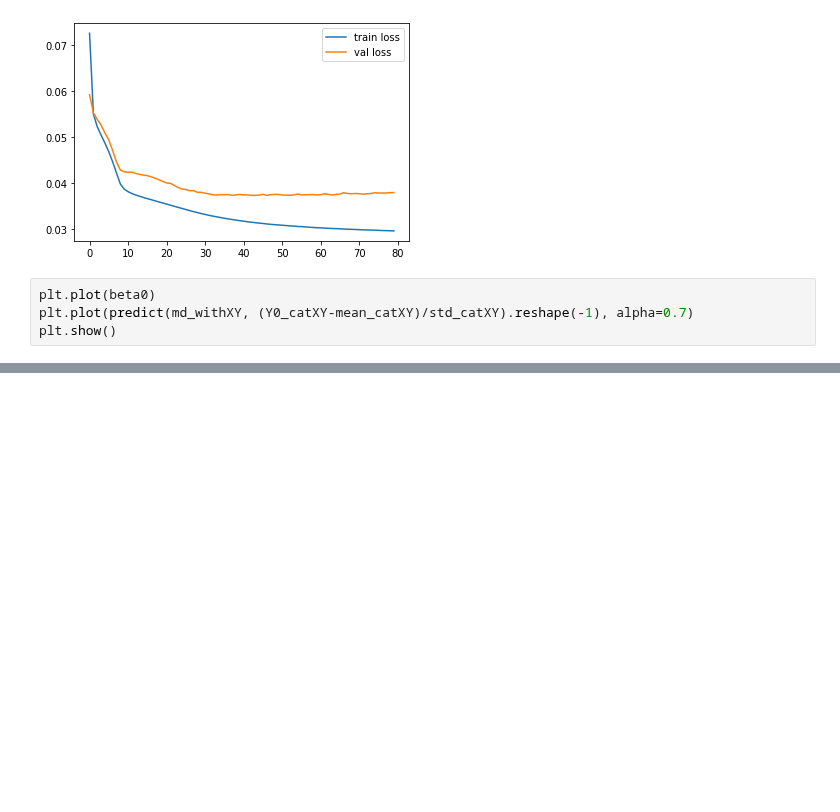
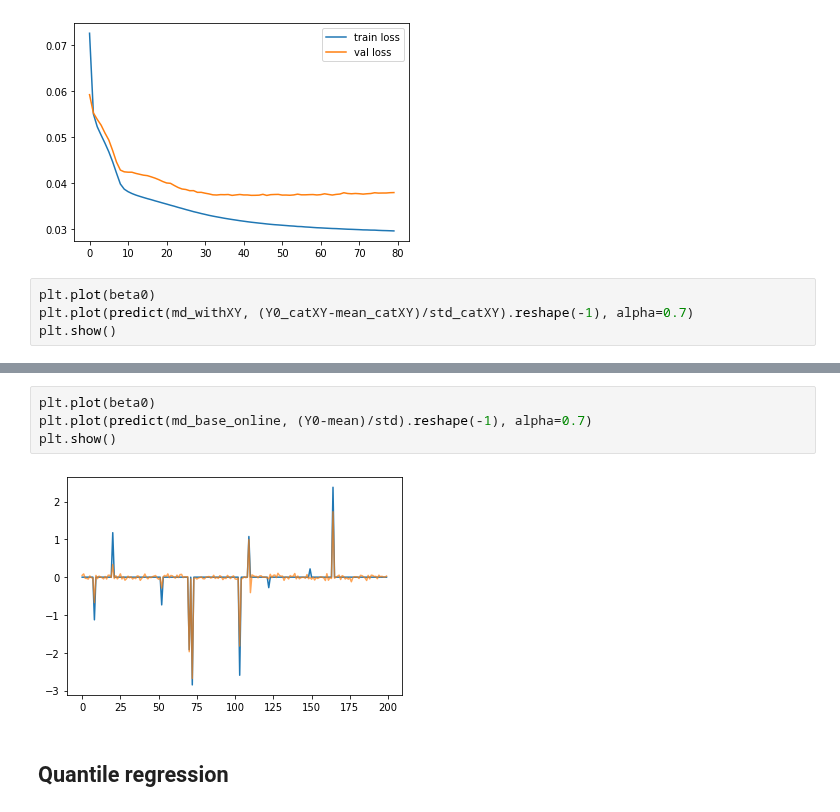
Before and after one commit to glory-99/simulation-based-inference, a Jupyter notebook: high_dimensional.ipynb, the cells around one changed output, grey strips where cells are left out. Saved outputs shown, nothing was run; the diff lists cells and outputs as text; blank space fills up the shorter version.

```diff
--- a/high_dimensional.ipynb
+++ b/high_dimensional.ipynb
@@ -339,0 +366,8 @@ Y_val_rho0 = np.load('./data/Y_val_rho0.npy')
+# %%
+plt.plot(beta0)
+plt.plot(predict(md_base_online, (Y0-mean)/std).reshape(-1), alpha=0.7)
+plt.show()
+# %% [output]
+[figure, added]
+# %% [markdown]
+## Quantile regression
```
Also changed, not shown: parts of 35 cells of this notebook.
